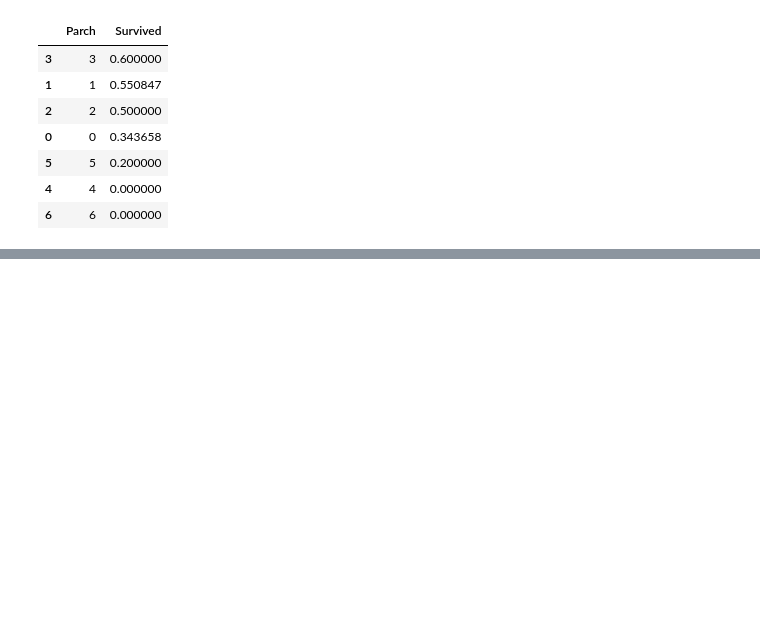
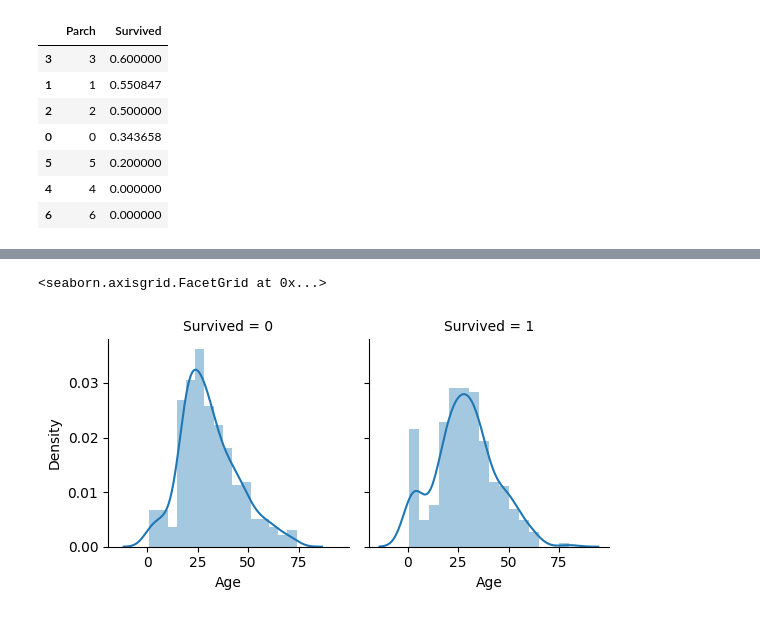
Before and after one commit to ImTharindu/Titanic_kaggle, a Jupyter notebook: titanic.ipynb, the cells around one changed output, grey strips where cells are left out. Saved outputs shown, nothing was run; the diff lists cells and outputs as text; code cells hidden in the pictures; blank space fills up the shorter version.

```diff
--- a/titanic.ipynb
+++ b/titanic.ipynb
@@ -369,0 +389,8 @@ Text(0.5, 1.0, 'Survival Probability by Parch')
+# %%
+# Age distribution by survival
+
+g = sns.FacetGrid(train_df, col = 'Survived')
+g.map(sns.distplot, 'Age')
+# %% [output]
+<seaborn.axisgrid.FacetGrid at 0x...>
+[figure, added]
```
Also changed, not shown: parts of 73 cells of this notebook.
